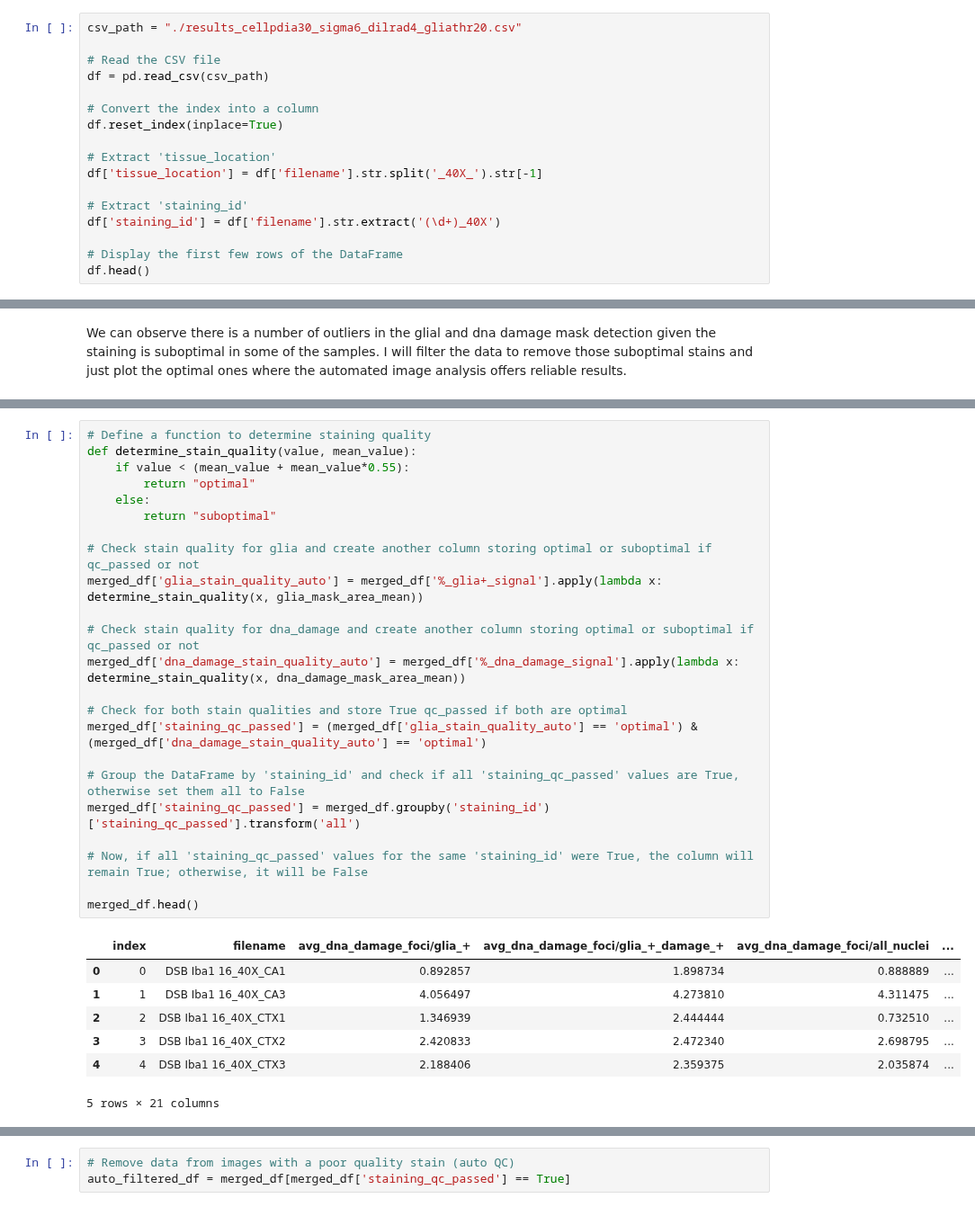
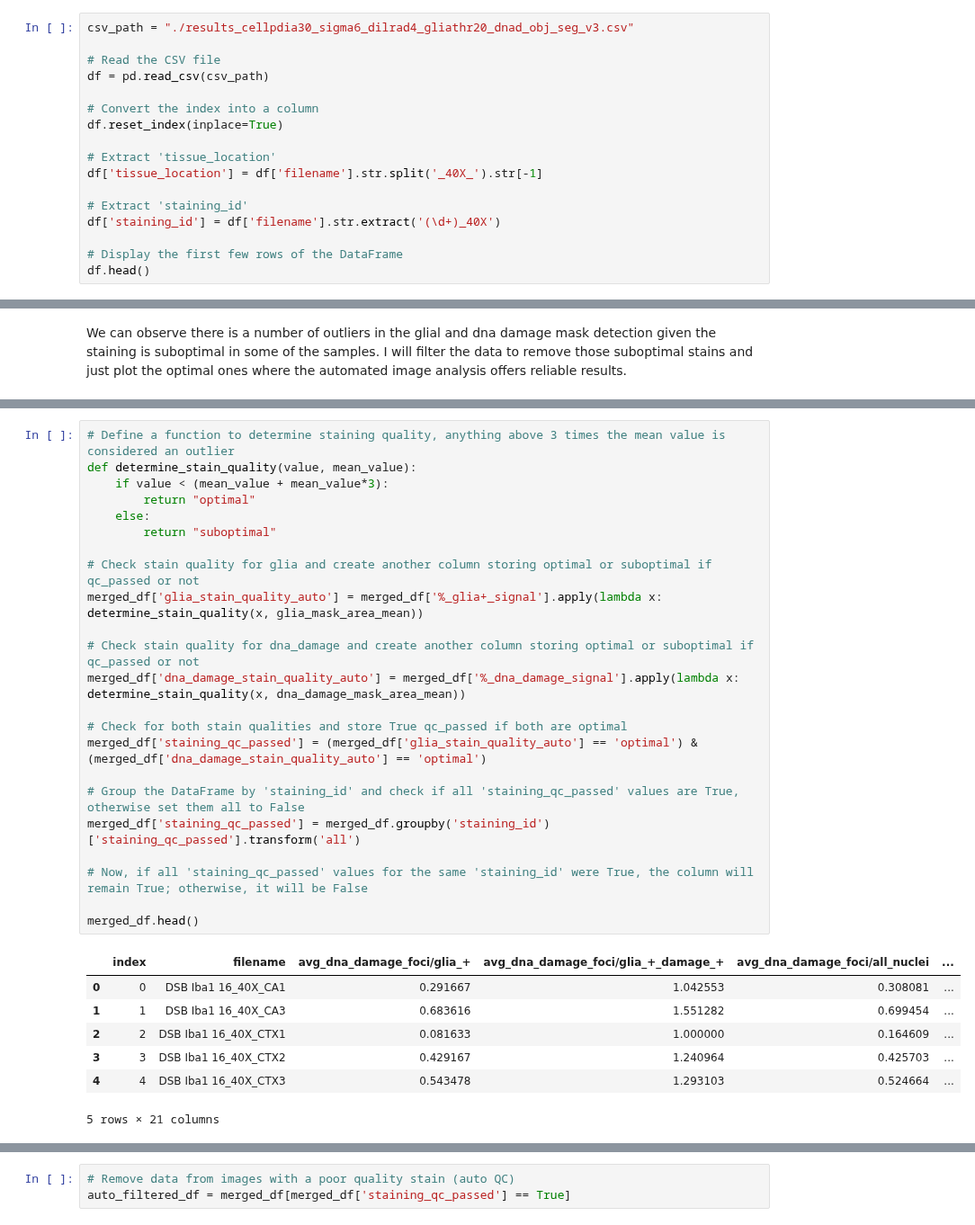
Before and after one commit to adiezsanchez/microglia_dna_damage, a Jupyter notebook: 2_data_exploration.ipynb, the cells around one changed output, grey strips where cells are left out. Shown at 90% size. Drawn from its saved outputs; the diff is of its cells as text.

```diff
--- a/2_data_exploration.ipynb
+++ b/2_data_exploration.ipynb
@@ -3,7 +3,7 @@ import pandas as pd
 import plotly.express as px
 import re
 # %%
-csv_path = "./results_cellpdia30_sigma6_dilrad4_gliathr20.csv"
+csv_path = "./results_cellpdia30_sigma6_dilrad4_gliathr20_dnad_obj_seg_v3.csv"
 
 # Read the CSV file
 df = pd.read_csv(csv_path)
@@ -124,33 +129,33 @@ dna_damage_mask_area_mean = df['%_dna_damage_signal'].mean()
 # %%
-# Define a function to determine staining quality
+# Define a function to determine staining quality, anything above 3 times the mean value is considered an outlier
 def determine_stain_quality(value, mean_value):
-    if value < (mean_value + mean_value*0.55):
+    if value < (mean_value + mean_value*3):
         return "optimal"
     else:
         return "suboptimal"
 
 # Check stain quality for glia and create another column storing optimal or suboptimal if qc_passed or not
 merged_df['glia_stain_quality_auto'] = merged_df['%_glia+_signal'].apply(lambda x: determine_stain_quality(x, glia_mask_area_mean))
 
 # Check stain quality for dna_damage and create another column storing optimal or suboptimal if qc_passed or not
 merged_df['dna_damage_stain_quality_auto'] = merged_df['%_dna_damage_signal'].apply(lambda x: determine_stain_quality(x, dna_damage_mask_area_mean))
 
 # Check for both stain qualities and store True qc_passed if both are optimal
 merged_df['staining_qc_passed'] = (merged_df['glia_stain_quality_auto'] == 'optimal') & (merged_df['dna_damage_stain_quality_auto'] == 'optimal')
 
 # Group the DataFrame by 'staining_id' and check if all 'staining_qc_passed' values are True, otherwise set them all to False
 merged_df['staining_qc_passed'] = merged_df.groupby('staining_id')['staining_qc_passed'].transform('all')
 
 # Now, if all 'staining_qc_passed' values for the same 'staining_id' were True, the column will remain True; otherwise, it will be False
 
 merged_df.head()
 # %% [output]
 |  | index | filename | avg_dna_damage_foci/glia_+ | avg_dna_damage_foci/glia_+_damage_+ | avg_dna_damage_foci/all_nuclei | ... |
-| 0 | 0 | DSB Iba1 16_40X_CA1 | 0.892857 | 1.898734 | 0.888889 | ... |
-| 1 | 1 | DSB Iba1 16_40X_CA3 | 4.056497 | 4.273810 | 4.311475 | ... |
-| 2 | 2 | DSB Iba1 16_40X_CTX1 | 1.346939 | 2.444444 | 0.732510 | ... |
-| 3 | 3 | DSB Iba1 16_40X_CTX2 | 2.420833 | 2.472340 | 2.698795 | ... |
-| 4 | 4 | DSB Iba1 16_40X_CTX3 | 2.188406 | 2.359375 | 2.035874 | ... |
+| 0 | 0 | DSB Iba1 16_40X_CA1 | 0.291667 | 1.042553 | 0.308081 | ... |
+| 1 | 1 | DSB Iba1 16_40X_CA3 | 0.683616 | 1.551282 | 0.699454 | ... |
+| 2 | 2 | DSB Iba1 16_40X_CTX1 | 0.081633 | 1.000000 | 0.164609 | ... |
+| 3 | 3 | DSB Iba1 16_40X_CTX2 | 0.429167 | 1.240964 | 0.425703 | ... |
+| 4 | 4 | DSB Iba1 16_40X_CTX3 | 0.543478 | 1.293103 | 0.524664 | ... |
 5 rows × 21 columns
 # %%
 # Extract numbers from the CSV path
```
Also changed, not shown: parts of 6 cells of this notebook, 21 other files.
